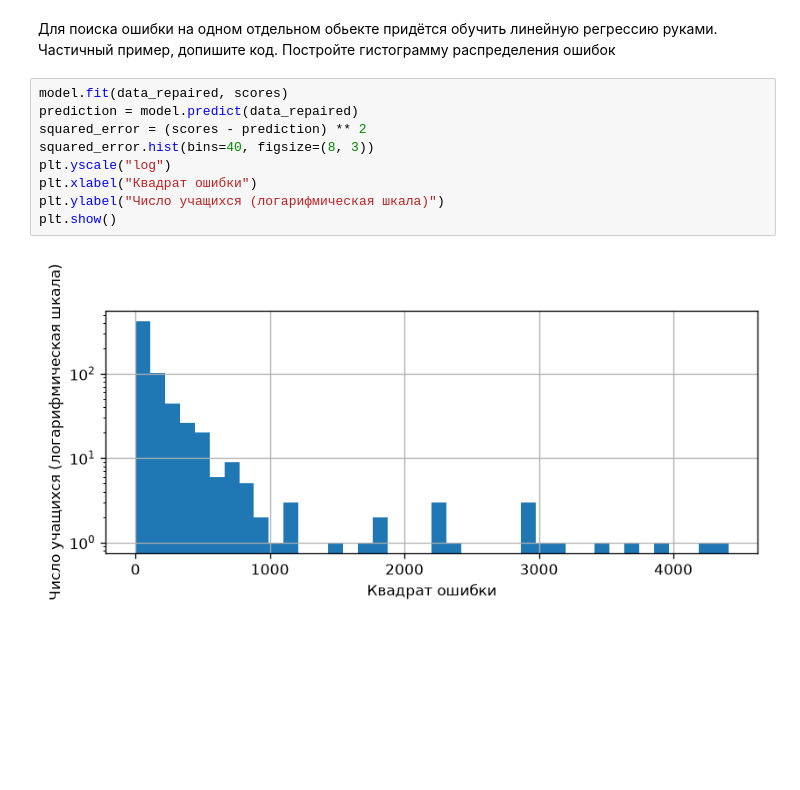
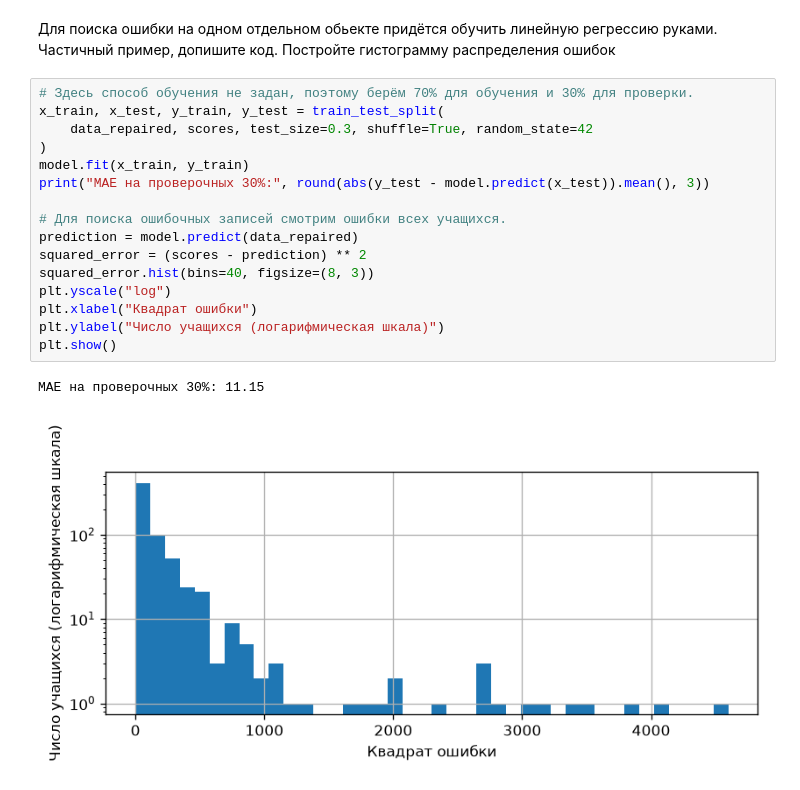
Before and after one commit to Doki33935/ML-SUNC11, a Jupyter notebook: taks_linreg/task/task_linreg_practice.ipynb, the cells around one changed output. Cells and saved outputs as stored; diff of their text form; blank space fills up the shorter version.

```diff
--- a/taks_linreg/task/task_linreg_practice.ipynb
+++ b/taks_linreg/task/task_linreg_practice.ipynb
@@ -220,16 +174,24 @@ print(pd.DataFrame({"R2": features_repaired_r2, "MAE": features_repaired_mae}).r
 # %% [markdown]
 Для поиска ошибки на одном отдельном обьекте придётся обучить линейную регрессию руками. Частичный пример, допишите код. Постройте гистограмму распределения ошибок
 # %%
-model.fit(data_repaired, scores)
+# Здесь способ обучения не задан, поэтому берём 70% для обучения и 30% для проверки.
+x_train, x_test, y_train, y_test = train_test_split(
+    data_repaired, scores, test_size=0.3, shuffle=True, random_state=42
+)
+model.fit(x_train, y_train)
+print("MAE на проверочных 30%:", round(abs(y_test - model.predict(x_test)).mean(), 3))
+
+# Для поиска ошибочных записей смотрим ошибки всех учащихся.
 prediction = model.predict(data_repaired)
 squared_error = (scores - prediction) ** 2
 squared_error.hist(bins=40, figsize=(8, 3))
 plt.yscale("log")
 plt.xlabel("Квадрат ошибки")
 plt.ylabel("Число учащихся (логарифмическая шкала)")
 plt.show()
 # %% [output]
+MAE на проверочных 30%: 11.15
-[figure, old version]
+[figure, new version]
 # %%
 errors = pd.DataFrame({"score": scores, "prediction": prediction, "squared_error": squared_error})
 print(errors.nlargest(20, "squared_error").round(2))
```
Also changed, not shown: parts of 12 cells of this notebook, 4 other files.
